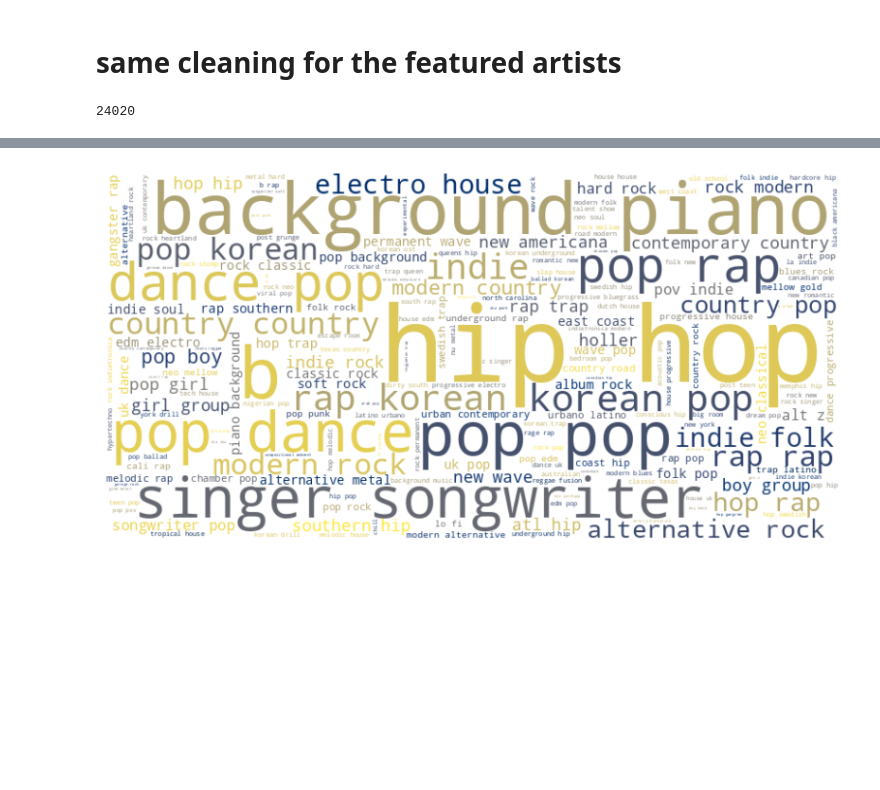
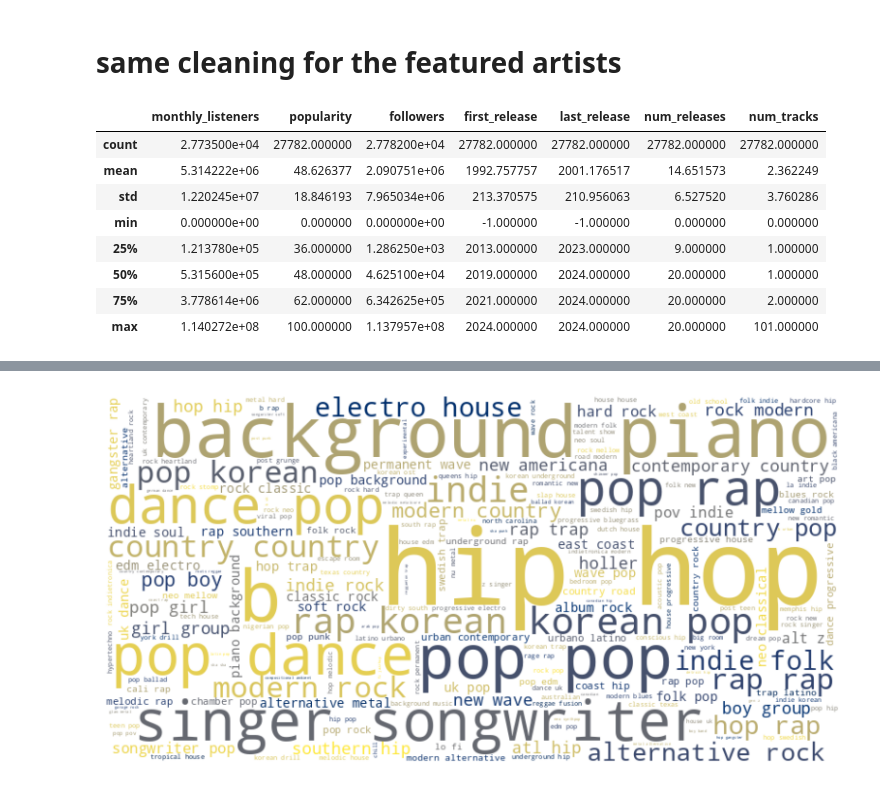
Before and after one commit to sjeffreson/serch, a Jupyter notebook: Exploration+cleaning_Total-vs-Featured.ipynb, the cells around one changed output, grey strips where cells are left out. Cells and saved outputs as stored; diff of their text form; code cells hidden in the pictures; blank space fills up the shorter version.

```diff
--- a/Exploration+cleaning_Total-vs-Featured.ipynb
+++ b/Exploration+cleaning_Total-vs-Featured.ipynb
@@ -227,12 +201,14 @@ Name: 5352, dtype: object
 # %%
 DEFAULT_EDITORIAL_DIR = "/n/holystore01/LABS/itc_lab/Users/sjeffreson/serch/artist-database/Editorial-playlists/"
-names = glob.glob(DEFAULT_EDITORIAL_DIR + "artists_last_24hrs_*_info.csv")
-for name in names:
-    df_edit = pd.read_csv(name)
-    if 'df_edits' in locals():
-        df_edits = pd.concat([df_edits, df_edit])
-    else:
-        df_edits = df_edit
-print(len(df_edits))
+df_edits = pd.read_csv(DEFAULT_EDITORIAL_DIR + "featured_Spotify_artist_info.csv")
+df_edits.describe()
 # %% [output]
-24020
+|  | monthly_listeners | popularity | followers | first_release | last_release | num_releases | num_tracks |
+| count | 2.773500e+04 | 27782.000000 | 2.778200e+04 | 27782.000000 | 27782.000000 | 27782.000000 | 27782.000000 |
+| mean | 5.314222e+06 | 48.626377 | 2.090751e+06 | 1992.757757 | 2001.176517 | 14.651573 | 2.362249 |
+| std | 1.220245e+07 | 18.846193 | 7.965034e+06 | 213.370575 | 210.956063 | 6.527520 | 3.760286 |
+| min | 0.000000e+00 | 0.000000 | 0.000000e+00 | -1.000000 | -1.000000 | 0.000000 | 0.000000 |
+| 25% | 1.213780e+05 | 36.000000 | 1.286250e+03 | 2013.000000 | 2023.000000 | 9.000000 | 1.000000 |
+| 50% | 5.315600e+05 | 48.000000 | 4.625100e+04 | 2019.000000 | 2024.000000 | 20.000000 | 1.000000 |
+| 75% | 3.778614e+06 | 62.000000 | 6.342625e+05 | 2021.000000 | 2024.000000 | 20.000000 | 2.000000 |
+| max | 1.140272e+08 | 100.000000 | 1.137957e+08 | 2024.000000 | 2024.000000 | 20.000000 | 101.000000 |
```
Also changed, not shown: parts of 15 cells of this notebook, 3 other files.
